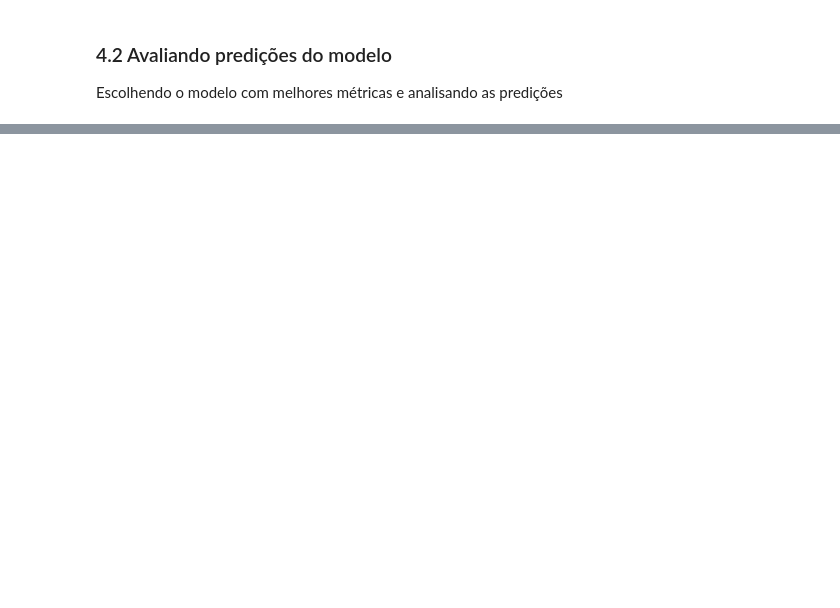
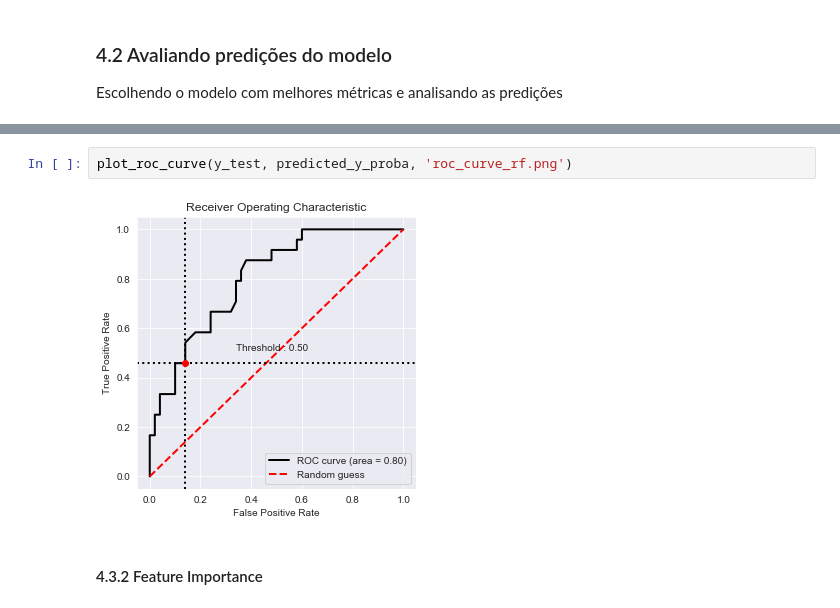
Before and after one commit to claytonrm/AnalisePreditivaSuicidio, a Jupyter notebook: AnalisePreditivaSuicidio.ipynb, the cells around one changed output, grey strips where cells are left out. Cells and saved outputs as stored; diff of their text form; blank space fills up the shorter version.

Commit message:
Adding feature importance.

```diff
--- a/AnalisePreditivaSuicidio.ipynb
+++ b/AnalisePreditivaSuicidio.ipynb
@@ -1132,0 +1238,6 @@ plt.show()
+# %%
+plot_roc_curve(y_test, predicted_y_proba, 'roc_curve_rf.png')
+# %% [output]
+[figure, added]
+# %% [markdown]
+#### 4.3.2 Feature Importance
```
Also changed, not shown: parts of 79 cells of this notebook.
